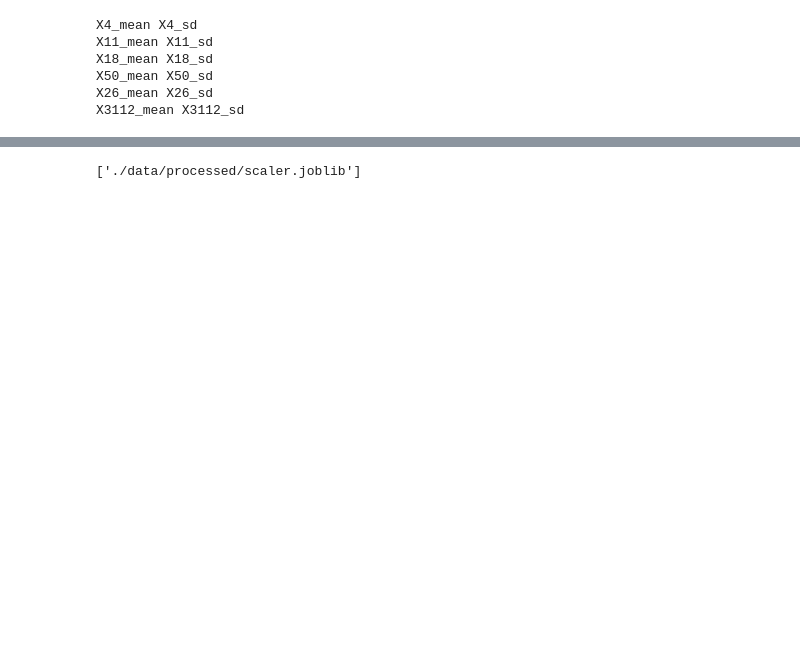
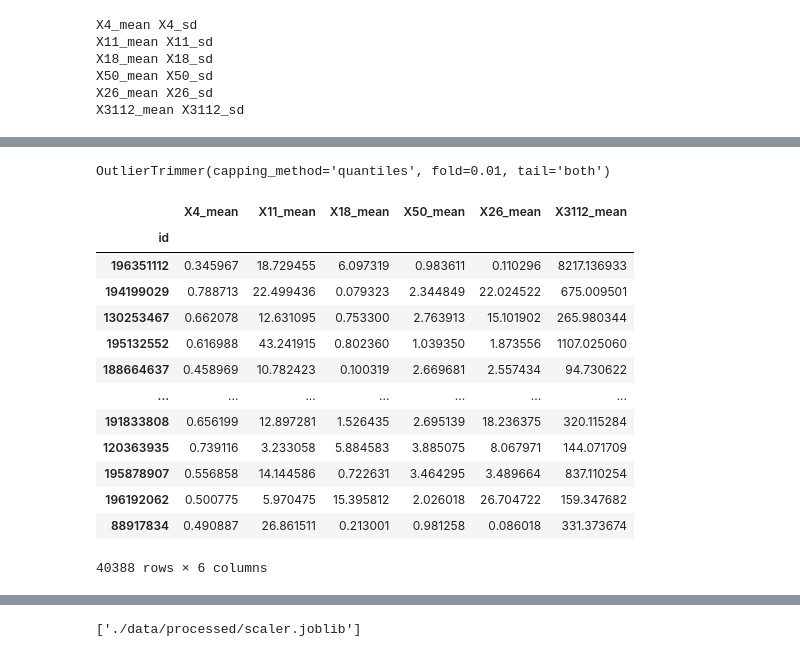
Before and after one commit to ashen007/PlantTraitsSubmission, a Jupyter notebook: pre-process.ipynb, the cells around one changed output, grey strips where cells are left out. Cells and saved outputs as stored; diff of their text form; code cells hidden in the pictures; blank space fills up the shorter version.

```diff
--- a/pre-process.ipynb
+++ b/pre-process.ipynb
@@ -80,0 +56,23 @@ train[tar_features]
+# %%
+trimmer = OutlierTrimmer(capping_method='quantiles', tail='both', fold=0.01)
+trimmer.fit(train_xs[tar_features])
+# %% [output]
+OutlierTrimmer(capping_method='quantiles', fold=0.01, tail='both')
+# %%
+targets = trimmer.transform(train_xs[tar_features])
+targets
+# %% [output]
+|  | X4_mean | X11_mean | X18_mean | X50_mean | X26_mean | X3112_mean |
+| id |  |  |  |  |  |  |
+| 196351112 | 0.345967 | 18.729455 | 6.097319 | 0.983611 | 0.110296 | 8217.136933 |
+| 194199029 | 0.788713 | 22.499436 | 0.079323 | 2.344849 | 22.024522 | 675.009501 |
+| 130253467 | 0.662078 | 12.631095 | 0.753300 | 2.763913 | 15.101902 | 265.980344 |
+| 195132552 | 0.616988 | 43.241915 | 0.802360 | 1.039350 | 1.873556 | 1107.025060 |
+| 188664637 | 0.458969 | 10.782423 | 0.100319 | 2.669681 | 2.557434 | 94.730622 |
+| ... | ... | ... | ... | ... | ... | ... |
+| 191833808 | 0.656199 | 12.897281 | 1.526435 | 2.695139 | 18.236375 | 320.115284 |
+| 120363935 | 0.739116 | 3.233058 | 5.884583 | 3.885075 | 8.067971 | 144.071709 |
+| 195878907 | 0.556858 | 14.144586 | 0.722631 | 3.464295 | 3.489664 | 837.110254 |
+| 196192062 | 0.500775 | 5.970475 | 15.395812 | 2.026018 | 26.704722 | 159.347682 |
+| 88917834 | 0.490887 | 26.861511 | 0.213001 | 0.981258 | 0.086018 | 331.373674 |
+40388 rows × 6 columns
```
Also changed, not shown: parts of 15 cells of this notebook, 8 other files.
